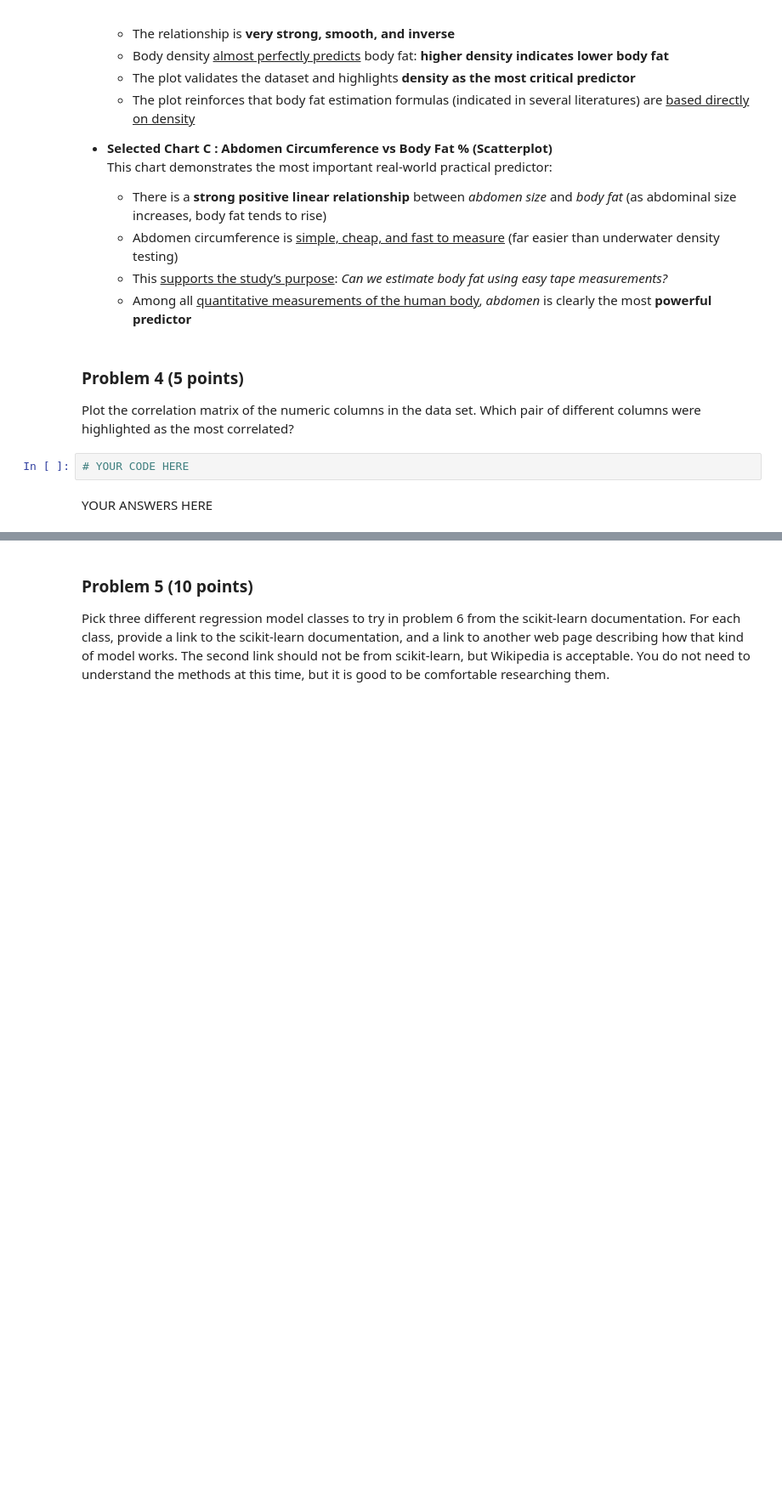
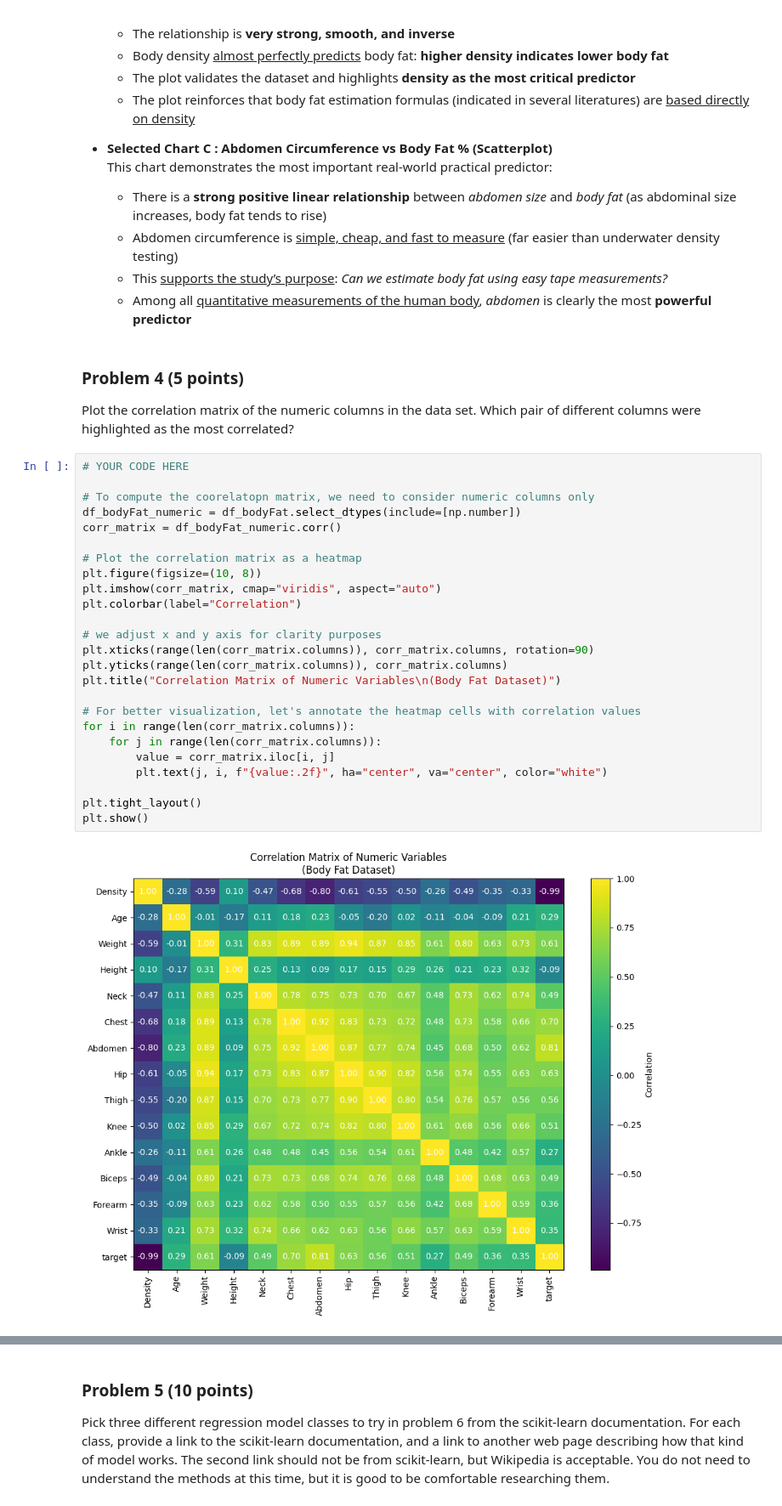
Before and after one commit to jasser-dh/dx602-final-project, a Jupyter notebook: project.ipynb, the cells around one changed output, grey strips where cells are left out. Shown at 85% size. Cells and saved outputs as stored; diff of their text form; blank space fills up the shorter version.

```diff
--- a/project.ipynb
+++ b/project.ipynb
@@ -439,7 +439,30 @@ This chart demonstrates the most important real-world practical predictor:
 
 Plot the correlation matrix of the numeric columns in the data set.
 Which pair of different columns were highlighted as the most correlated?
-# %%
-# YOUR CODE HERE
-# %% [markdown]
-YOUR ANSWERS HERE
+# %%
+# YOUR CODE HERE
+
+# To compute the coorelatopn matrix, we need to consider numeric columns only
+df_bodyFat_numeric = df_bodyFat.select_dtypes(include=[np.number])
+corr_matrix = df_bodyFat_numeric.corr()
+
+# Plot the correlation matrix as a heatmap
+plt.figure(figsize=(10, 8))
+plt.imshow(corr_matrix, cmap="viridis", aspect="auto")
+plt.colorbar(label="Correlation")
+
+# we adjust x and y axis for clarity purposes
+plt.xticks(range(len(corr_matrix.columns)), corr_matrix.columns, rotation=90)
+plt.yticks(range(len(corr_matrix.columns)), corr_matrix.columns)
+plt.title("Correlation Matrix of Numeric Variables\n(Body Fat Dataset)")
+
+# For better visualization, let's annotate the heatmap cells with correlation values
+for i in range(len(corr_matrix.columns)):
+    for j in range(len(corr_matrix.columns)):
+        value = corr_matrix.iloc[i, j]
+        plt.text(j, i, f"{value:.2f}", ha="center", va="center", color="white")
+
+plt.tight_layout()
+plt.show()
+# %% [output]
+[figure, added]
```
Also changed, not shown: parts of 1 cell of this notebook.
